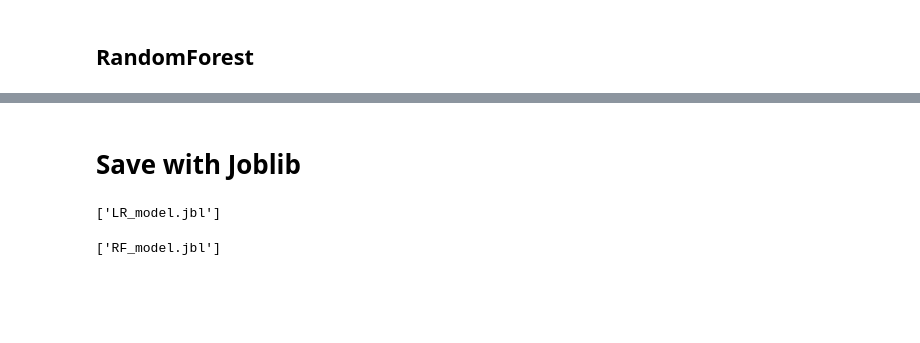
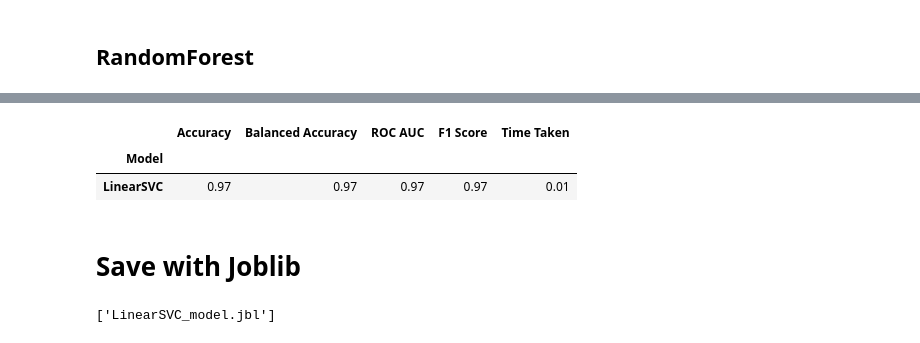
Before and after one commit to barkamoljon/PortfolioProjects, a Jupyter notebook: House_Price_Prediction.ipynb, the cells around one changed output, grey strips where cells are left out. Drawn from its saved outputs; the diff is of its cells as text; code cells hidden in the pictures; blank space fills up the shorter version.

```diff
--- a/House_Price_Prediction.ipynb
+++ b/House_Price_Prediction.ipynb
@@ -649,0 +690,12 @@ Srd.dev: 1208.1957334084213
+# %%
+# Which model the best?
+data = load_breast_cancer()
+X = data.data
+y= data.target
+
+X_train, X_test, y_train, y_test = train_test_split(X, y,test_size=.8,random_state =123)
+
+clf = LazyClassifier(verbose=0,ignore_warnings=True, custom_metric=None)
+models, predictions = clf.fit(X_train, X_test, y_train, y_test)
+
+print(predictions)
@@ -650,14 +720,20 @@ Srd.dev: 1208.1957334084213
+# %%
+# The best model
+predictions.iloc[[0]]
+# %% [output]
+|  | Accuracy | Balanced Accuracy | ROC AUC | F1 Score | Time Taken |
+| Model |  |  |  |  |  |
+| LinearSVC | 0.97 | 0.97 | 0.97 | 0.97 | 0.01 |
 # %% [markdown]
 # Save with **Joblib**
 # %%
 import joblib
-filename = 'LR_model.jbl'
-joblib.dump(LR_model, filename)
+filename = 'LinearSVC_model.jbl'
+joblib.dump(LinearSVC, filename)
 # %% [output]
-['LR_model.jbl']
+['LinearSVC_model.jbl']
 # %%
-import joblib
-filename = 'RF_model.jbl'
-joblib.dump(RF_model, filename)
+# The Second the most powerful model
+#import joblib
+#filename = 'RF_model.jbl'
+#joblib.dump(RF_model, filename)
-# %% [output]
-['RF_model.jbl']
```
Also changed, not shown: parts of 42 cells of this notebook.
